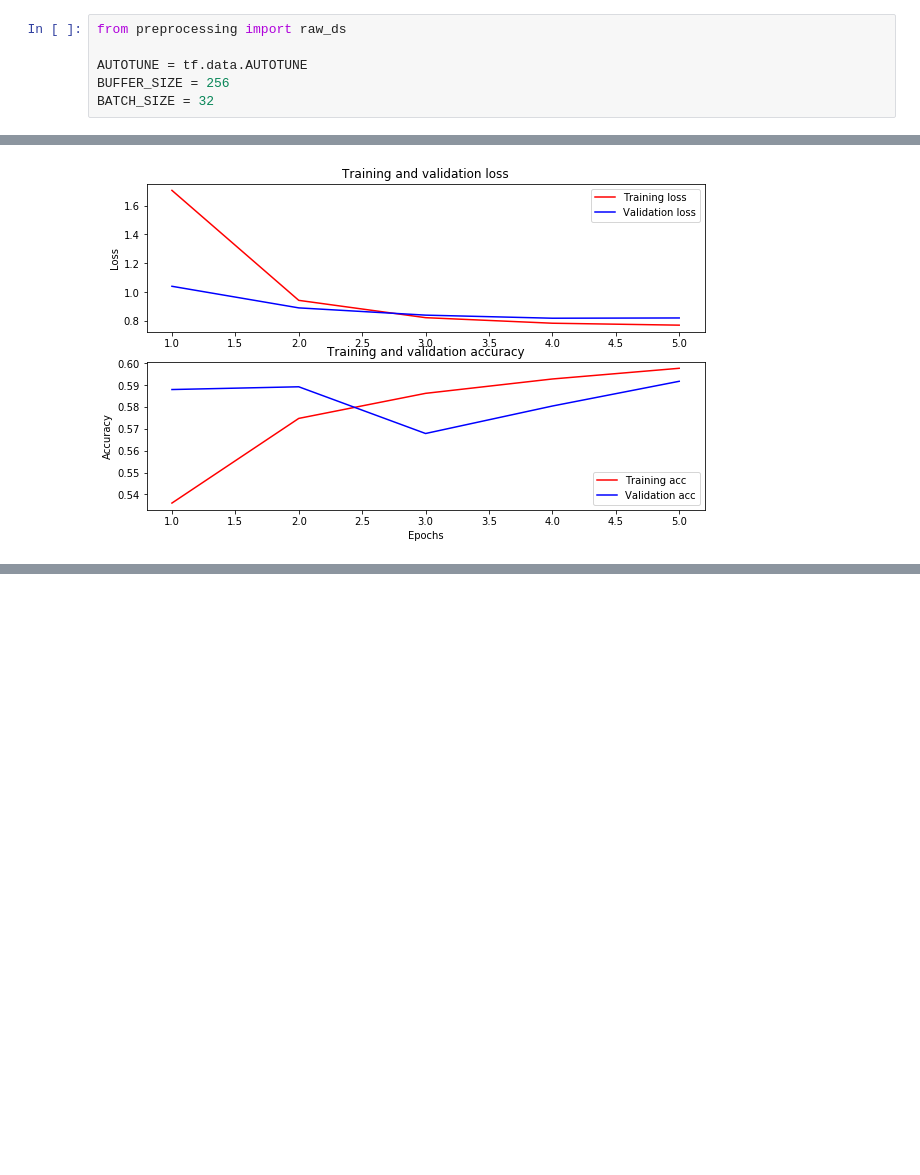
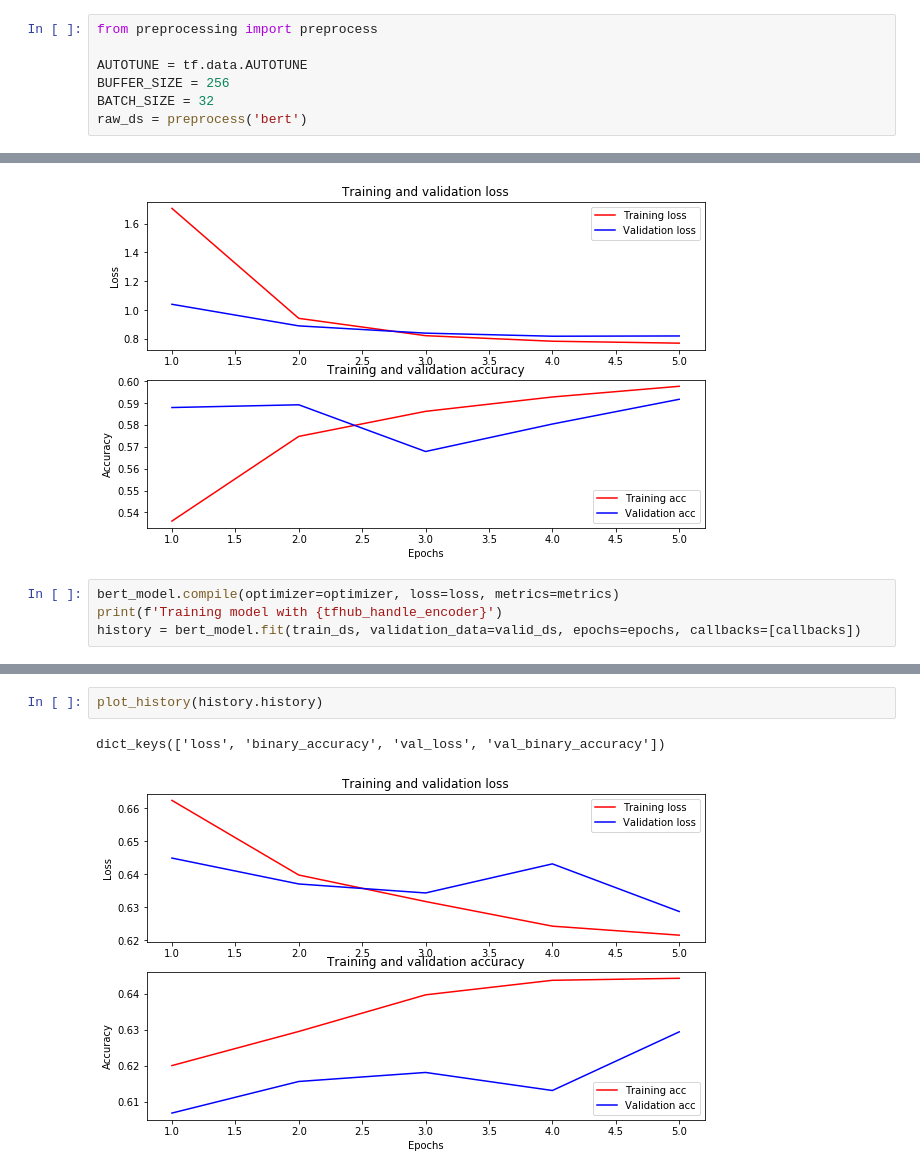
Before and after one commit to lumeilevel/StockValuePrediction, a Jupyter notebook: bert.ipynb, the cells around one changed output, grey strips where cells are left out. Cells and saved outputs as stored; diff of their text form; blank space fills up the shorter version.

```diff
--- a/bert.ipynb
+++ b/bert.ipynb
@@ -15,11 +15,12 @@ tf.config.list_physical_devices('GPU')
 2.10.1
 [PhysicalDevice(name='/physical_device:GPU:0', device_type='GPU')]
 # %%
-from preprocessing import raw_ds
+from preprocessing import preprocess
 
 AUTOTUNE = tf.data.AUTOTUNE
 BUFFER_SIZE = 256
 BATCH_SIZE = 32
+raw_ds = preprocess('bert')
 # %% [output]
 Total number of news: 30339
 Maximum number of news for each group in training set: 64
@@ -193,3 +194,7 @@ plot_history(history.history)
 dict_keys(['loss', 'binary_accuracy', 'val_loss', 'val_binary_accuracy'])
 <matplotlib.legend.Legend at 0x...>
 [figure]
+# %%
+bert_model.compile(optimizer=optimizer, loss=loss, metrics=metrics)
+print(f'Training model with {tfhub_handle_encoder}')
+history = bert_model.fit(train_ds, validation_data=valid_ds, epochs=epochs, callbacks=[callbacks])
@@ -195,0 +213,5 @@ dict_keys(['loss', 'binary_accuracy', 'val_loss', 'val_binary_accuracy'])
+# %%
+plot_history(history.history)
+# %% [output]
+dict_keys(['loss', 'binary_accuracy', 'val_loss', 'val_binary_accuracy'])
+[figure, added]
```
Also changed, not shown: parts of 5 cells of this notebook, 3 other files.
